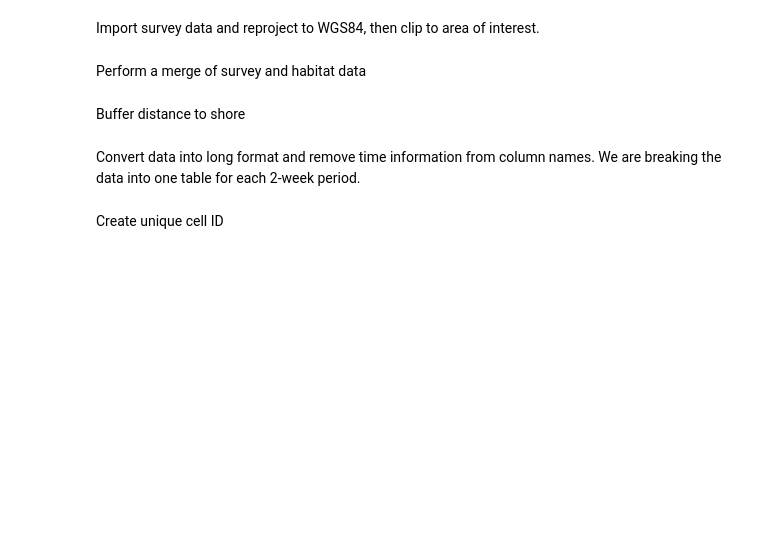
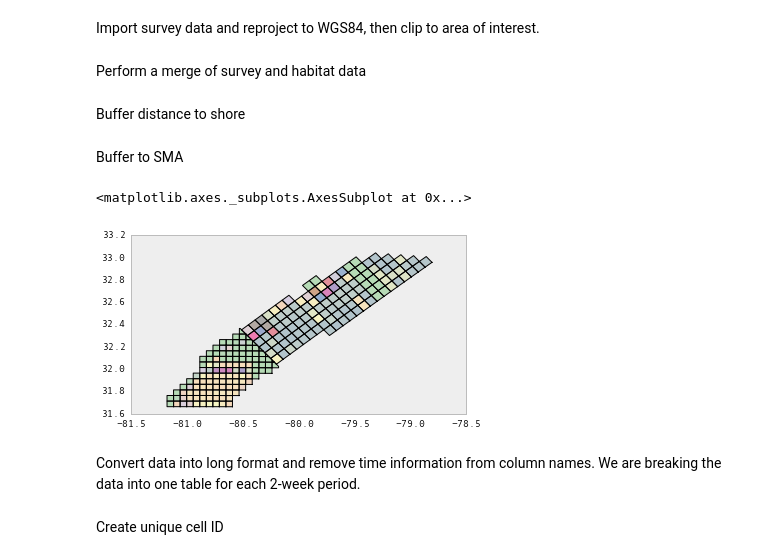
Before and after one commit to fonnesbeck/CharlestonLanesAnalysis, a Jupyter notebook: Charleston Shipping Lanes Analysis.ipynb, the cells around one changed output. Saved outputs shown, nothing was run; the diff lists cells and outputs as text; code cells hidden in the pictures; blank space fills up the shorter version.

```diff
--- a/Charleston Shipping Lanes Analysis.ipynb
+++ b/Charleston Shipping Lanes Analysis.ipynb
@@ -146,0 +151,2 @@ HabModel_merged = HabModel_merged[HabModel_merged.DistToShor>1000]
+# %% [markdown]
+Buffer to SMA
@@ -147,3 +156,8 @@ HabModel_merged = HabModel_merged[HabModel_merged.DistToShor>1000]
+# %%
+HabModelSMA.plot(column='EffDec04a', colormap='Accent')
+# %% [output]
+<matplotlib.axes._subplots.AxesSubplot at 0x...>
+[figure, added]
 # %% [markdown]
 Convert data into long format and remove time information from column names. We are breaking the data into one table for each 2-week period.
 # %%
```
Also changed, not shown: parts of 39 cells of this notebook.
